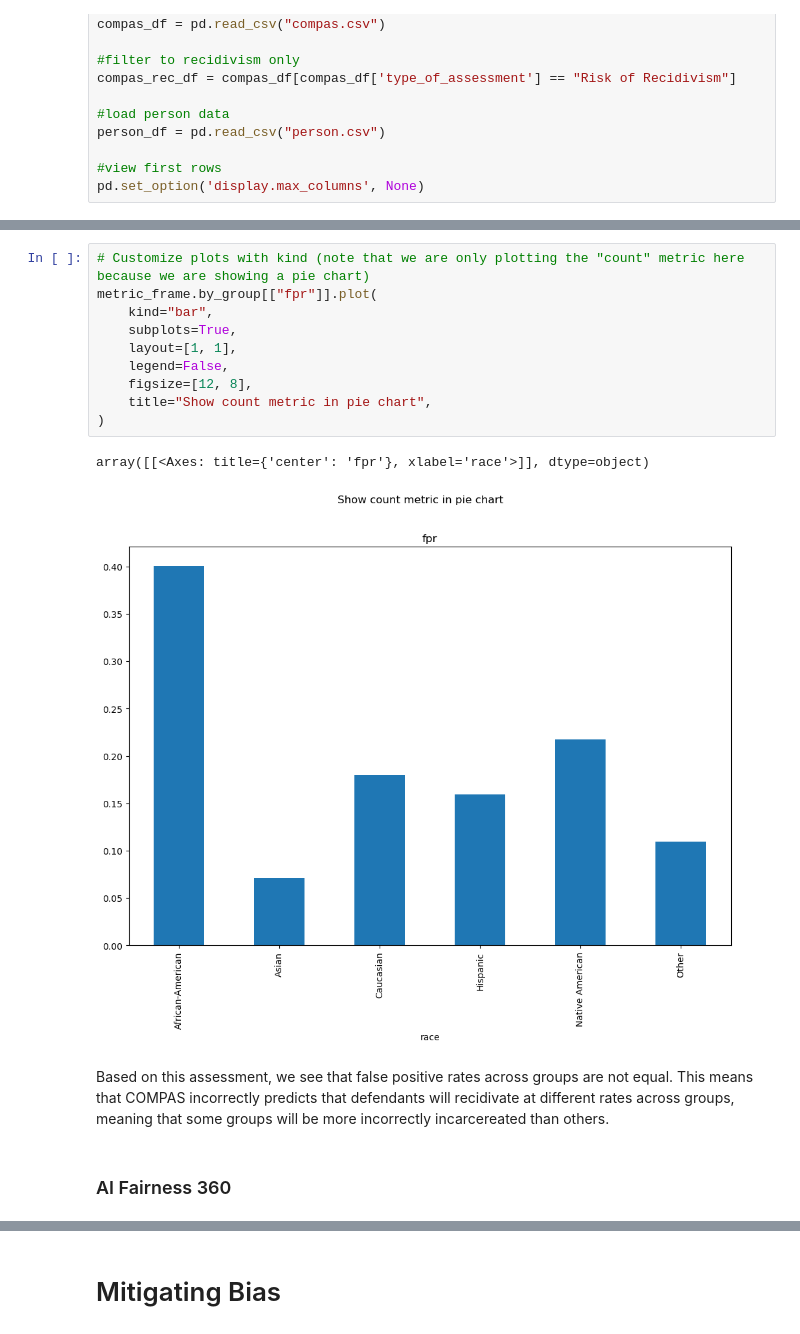
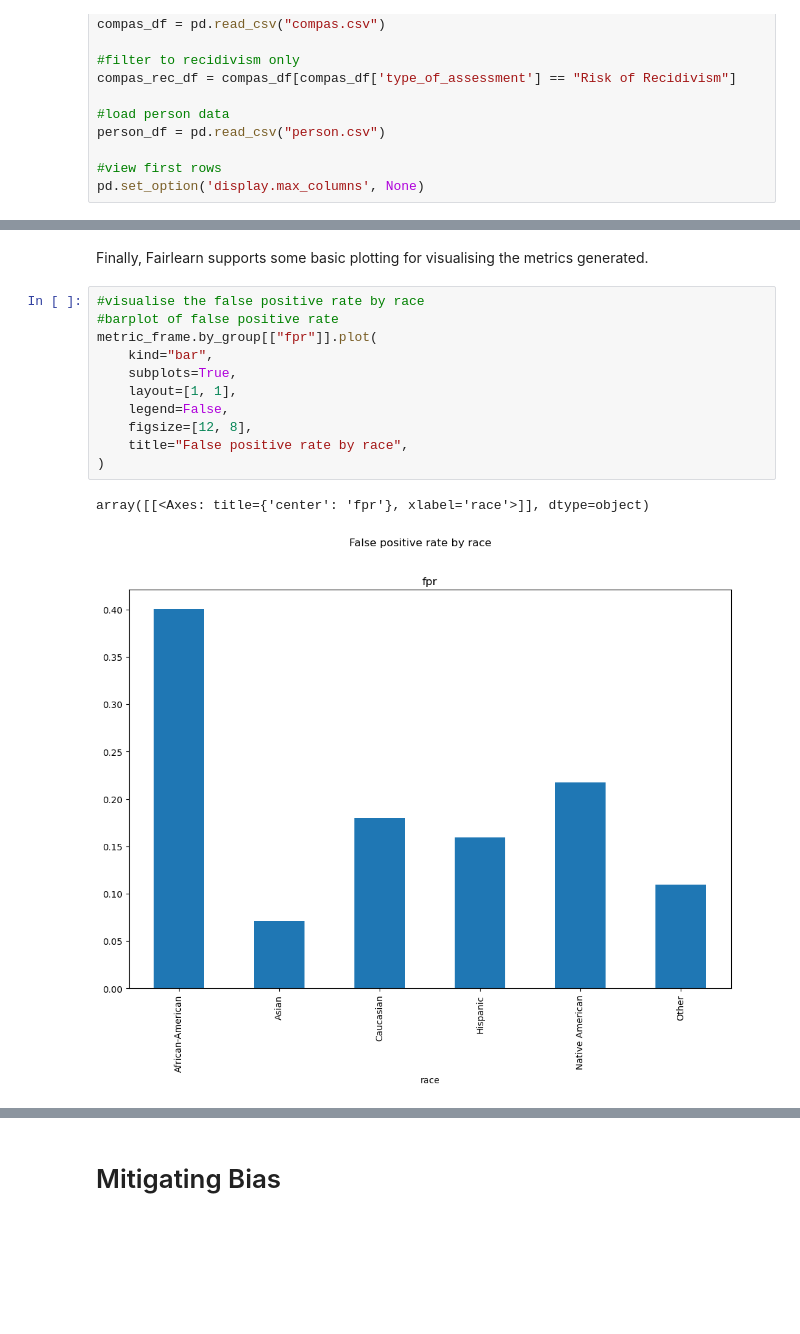
Before and after one commit to Innoccull/compas, a Jupyter notebook: compas analysis.ipynb, the cells around one changed output, grey strips where cells are left out. Saved outputs shown, nothing was run; the diff lists cells and outputs as text; blank space fills up the shorter version.

```diff
--- a/compas analysis.ipynb
+++ b/compas analysis.ipynb
@@ -109,17 +148,16 @@ NameError: name 'metric_frame' is not defined
+# %% [markdown]
+Finally, Fairlearn supports some basic plotting for visualising the metrics generated.
 # %%
-# Customize plots with kind (note that we are only plotting the "count" metric here because we are showing a pie chart)
+#visualise the false positive rate by race
+#barplot of false positive rate
 metric_frame.by_group[["fpr"]].plot(
     kind="bar",
     subplots=True,
     layout=[1, 1],
     legend=False,
     figsize=[12, 8],
-    title="Show count metric in pie chart",
+    title="False positive rate by race",
 )
 # %% [output]
 array([[<Axes: title={'center': 'fpr'}, xlabel='race'>]], dtype=object)
-[figure, old version]
+[figure, new version]
-# %% [markdown]
-Based on this assessment, we see that false positive rates across groups are not equal. This means that COMPAS incorrectly predicts that defendants will recidivate at different rates across groups, meaning that some groups will be more incorrectly incarcereated than others.
-# %% [markdown]
-### AI Fairness 360
```
Also changed, not shown: parts of 49 cells of this notebook.
